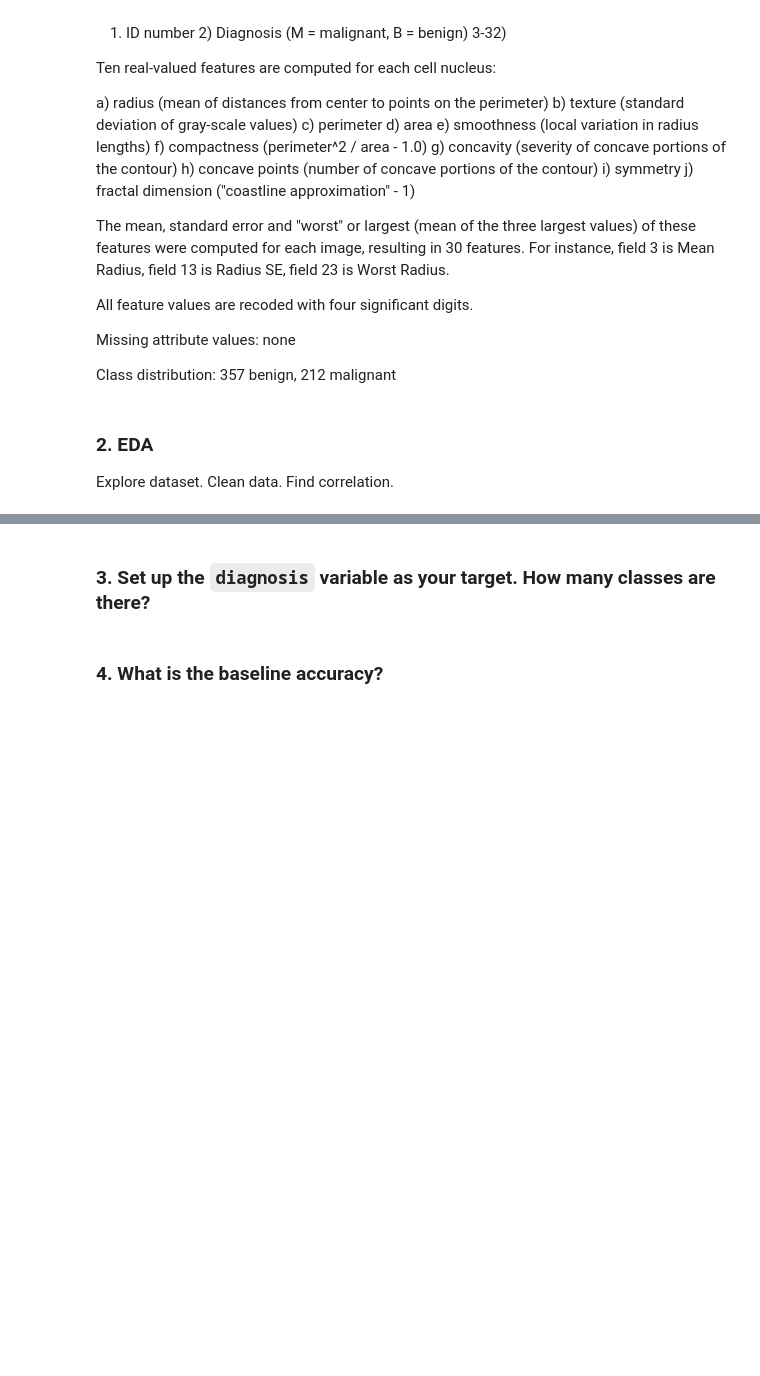
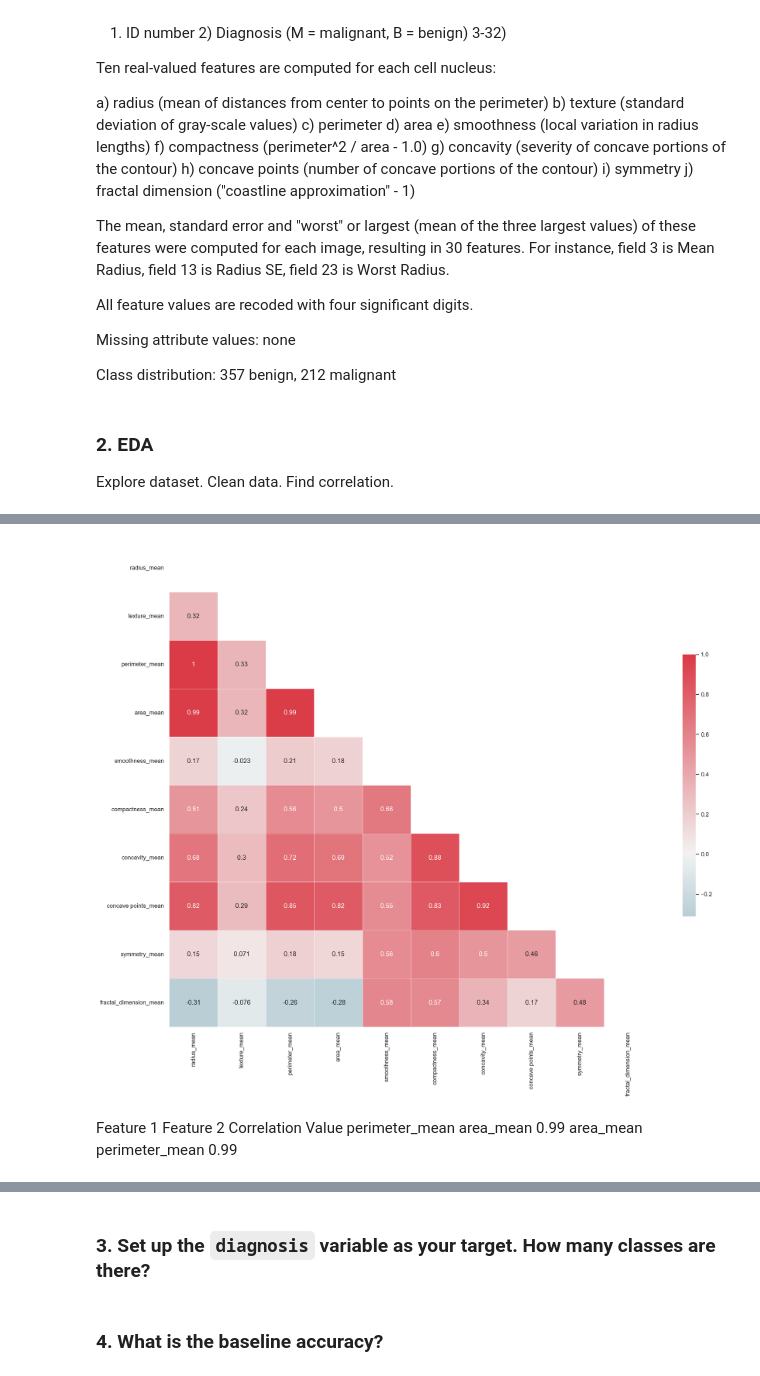
Before and after one commit to Jescolbourne/IOD, a Jupyter notebook: Module6/Lab/IOD_Lab_6_3.ipynb, the cells around one changed output, grey strips where cells are left out. Drawn from its saved outputs; the diff is of its cells as text; code cells hidden in the pictures; blank space fills up the shorter version.

```diff
--- a/Module6/Lab/IOD_Lab_6_3.ipynb
+++ b/Module6/Lab/IOD_Lab_6_3.ipynb
@@ -43,0 +160,13 @@ Explore dataset. Clean data. Find correlation.
+# %%
+# Get columns of that have 'mean' or 'diagnosis' in their names
+
+mean_only_columns = []
+
+for column in df.columns:
+    if '_mean' in column or 'diagnosis' in column:
+        mean_only_columns.append(column)
+
+# List comprehension version:
+# mean_only_columns = [c for c in breast_cancer.columns if not '_worst' in c and not '_se' in c]
+
+print(mean_only_columns)
@@ -43,0 +175,5 @@ Explore dataset. Clean data. Find correlation.
+# %%
+# Select mean_only_columns in breast cancer dataframe
+
+selected_df = df[mean_only_columns]
+selected_df.head(2)
@@ -43,0 +184,28 @@ Explore dataset. Clean data. Find correlation.
+# %%
+# Create a custom function that plots correlation in heatmap
+
+def plot_corr_heatmap(df):
+
+    sns.set(style="white")
+
+    # Generate a mask for the upper triangle
+    mask = np.zeros_like(df.corr(), dtype=np.bool)
+    mask[np.triu_indices_from(mask)] = True
+
+    # Set up the matplotlib figure
+    f, ax = plt.subplots(figsize=(18, 18))
+
+    # Generate a custom diverging colormap
+    cmap = sns.diverging_palette(220, 10, as_cmap=True)
+
+    # Draw the heatmap with the mask and correct aspect ratio
+    sns.heatmap(df.corr(), mask=mask, cmap=cmap, vmax=1, center=0,
+                square=True, linewidths=.5, cbar_kws={"shrink": .5}, annot=True)
+# %%
+# Plot correlations in selected_breast_cancer
+
+plot_corr_heatmap(selected_df)
+# %% [output]
+[figure, added]
+# %% [markdown]
+Feature 1 Feature 2 Correlation Value perimeter_mean area_mean 0.99 area_mean perimeter_mean 0.99
```
Also changed, not shown: parts of 39 cells of this notebook, 2 other files.
